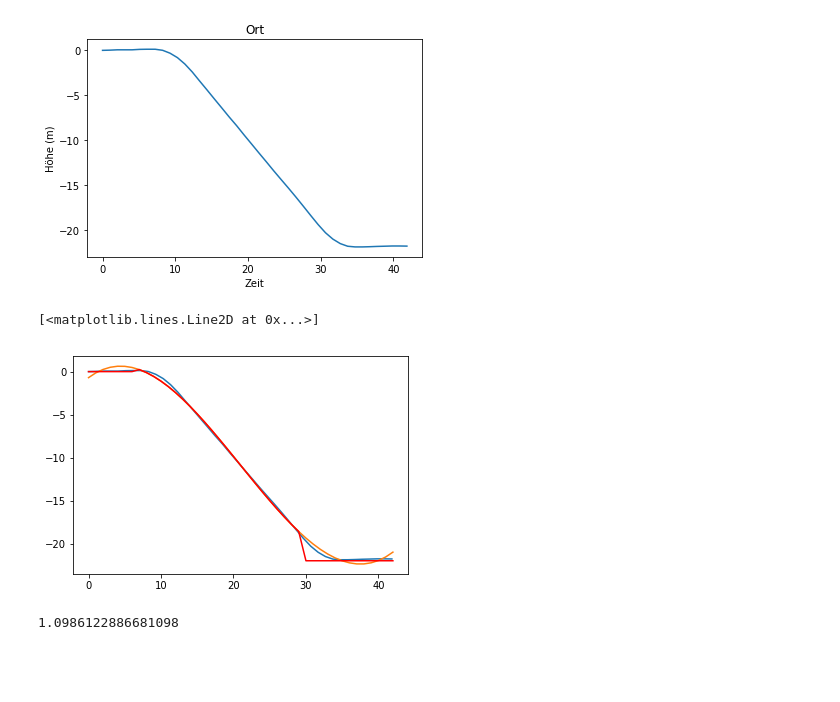
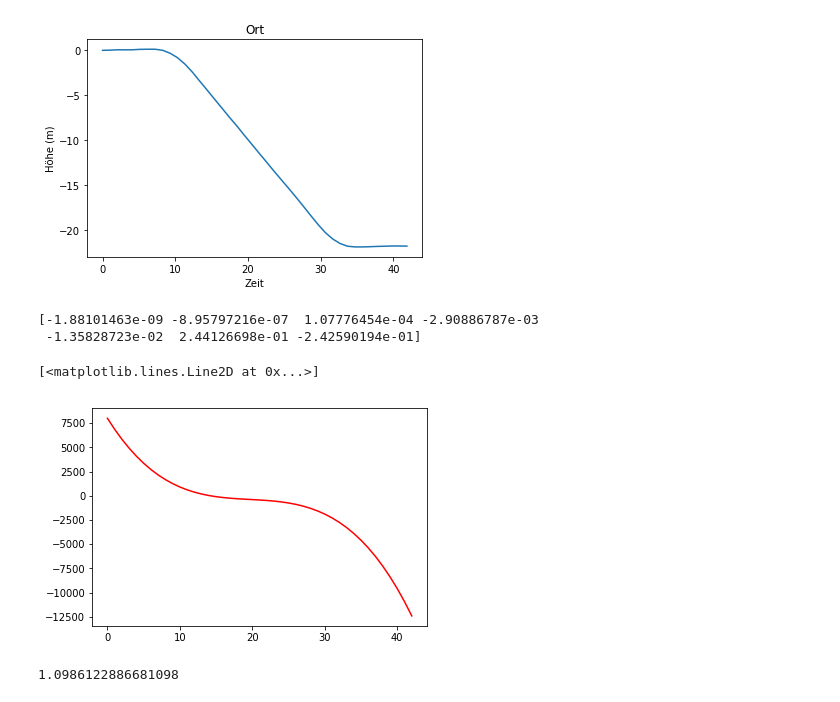
Before and after one commit to Yetingo1/Modellbildung-und-Simulation, a Jupyter notebook: Klassiche Mechanik 1.ipynb, the cells around one changed output. Saved outputs shown, nothing was run; the diff lists cells and outputs as text; code cells hidden in the pictures; blank space fills up the shorter version.

```diff
--- a/Klassiche Mechanik 1.ipynb
+++ b/Klassiche Mechanik 1.ipynb
@@ -33,26 +33,24 @@ def hoehe(x):
     return -1/(0.044+m.exp(-0.26*(x-8)))
 # %%
 ort = np.polyfit(experiment.values[:,0], experiment.values[:,2], deg=3)
-# %%
-def hoehe(x):
-    if x < 7:
-        return 0
-    elif x < 30:
-        return ort[0]*x**3 + ort[1]*x**2 + ort[2]*x + ort[3]
-    else:
-        return -22
+# %%
+def hoehe(x):
+    return -1*(x-20)**3-x**2
 # %%
-ort = np.polyfit(experiment.values[:,0], experiment.values[:,2], deg=3)
+ort = np.polyfit(experiment.values[:,0], experiment.values[:,2], deg=6)
 x = range(0, 43)
-y = [ort[0]*xs**3 + ort[1]*xs**2 + ort[2]*xs + ort[3] for xs in x]
-plt.plot(experiment.values[:,0], experiment.values[:,2])
-plt.plot(x,y)
+print(ort)
+y = np.polyval(ort, x)
+#plt.plot(experiment.values[:,0], experiment.values[:,2])
+#plt.plot(x,y)
 x2 = range(0,43)
-y2 = [hoehe(xs) for xs in x2]
+y2= [hoehe(xs) for xs in x2]
 plt.plot(x2, y2, 'r')
 # %% [output]
-[<matplotlib.lines.Line2D at 0x...>]
+[-1.88101463e-09 -8.95797216e-07  1.07776454e-04 -2.90886787e-03
+ -1.35828723e-02  2.44126698e-01 -2.42590194e-01]
+[<matplotlib.lines.Line2D at 0x...>]
-[figure, old version]
+[figure, new version]
 # %%
 np.log(3)
 # %% [output]
```
